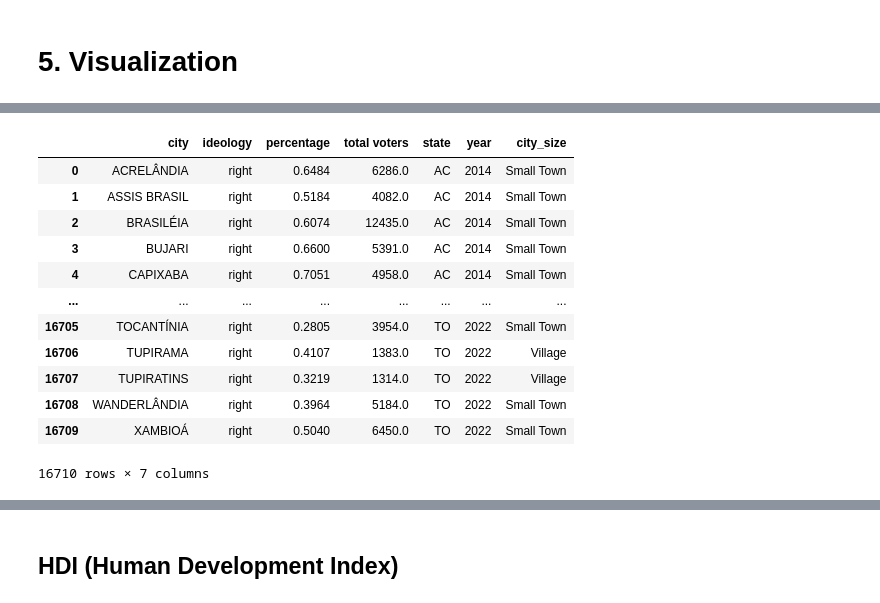
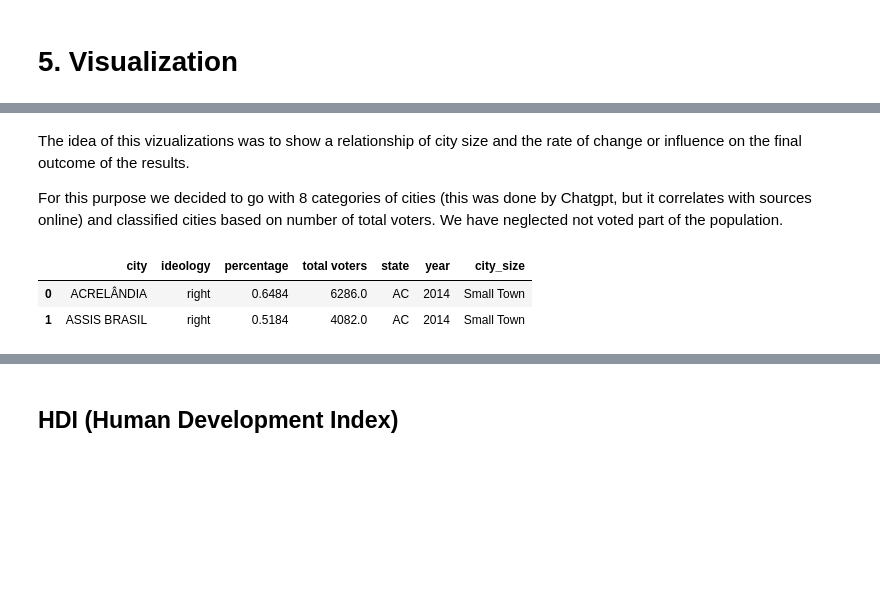
Before and after one commit to alonakonst/alonakonst.github.io, a Jupyter notebook: notebook.ipynb, the cells around one changed output, grey strips where cells are left out. Saved outputs shown, nothing was run; the diff lists cells and outputs as text; code cells hidden in the pictures; blank space fills up the shorter version.

```diff
--- a/notebook.ipynb
+++ b/notebook.ipynb
@@ -483,30 +417,21 @@ See the caveats in the documentation: https://pandas.pydata.org/pandas-docs/stab
+# %% [markdown]
+The idea of this vizualizations was to show a relationship of city size and the rate of change or influence on the final outcome of the results.
+
+For this purpose we decided to go with 8 categories of cities (this was done by Chatgpt, but it correlates with sources online) and classified cities based on number of total voters. We have neglected not voted part of the population.
 # %%
-# Define city size bins and labels
 bins = [500, 2500, 20000, 100000, 250000, 500000, 1_000_000, 5_000_000, float("inf")]
 labels = [
     "Village", "Small Town", "Medium Town", "Large Town / Small City",
     "Medium City", "Large City", "Metropolis", "Megalopolis"
 ]
 
-# Create new column based on bins
 right_data["city_size"] = pd.cut(
     right_data["total voters"],
     bins=bins,
     labels=labels,
-    right=False  # to include left edge
+    right=False
 )
-right_data
 # %% [output]
 |  | city | ideology | percentage | total voters | state | year | city_size |
 | 0 | ACRELÂNDIA | right | 0.6484 | 6286.0 | AC | 2014 | Small Town |
 | 1 | ASSIS BRASIL | right | 0.5184 | 4082.0 | AC | 2014 | Small Town |
-| 2 | BRASILÉIA | right | 0.6074 | 12435.0 | AC | 2014 | Small Town |
-| 3 | BUJARI | right | 0.6600 | 5391.0 | AC | 2014 | Small Town |
-| 4 | CAPIXABA | right | 0.7051 | 4958.0 | AC | 2014 | Small Town |
-| ... | ... | ... | ... | ... | ... | ... | ... |
-| 16705 | TOCANTÍNIA | right | 0.2805 | 3954.0 | TO | 2022 | Small Town |
-| 16706 | TUPIRAMA | right | 0.4107 | 1383.0 | TO | 2022 | Village |
-| 16707 | TUPIRATINS | right | 0.3219 | 1314.0 | TO | 2022 | Village |
-| 16708 | WANDERLÂNDIA | right | 0.3964 | 5184.0 | TO | 2022 | Small Town |
-| 16709 | XAMBIOÁ | right | 0.5040 | 6450.0 | TO | 2022 | Small Town |
-16710 rows × 7 columns
```
Also changed, not shown: parts of 52 cells of this notebook.
